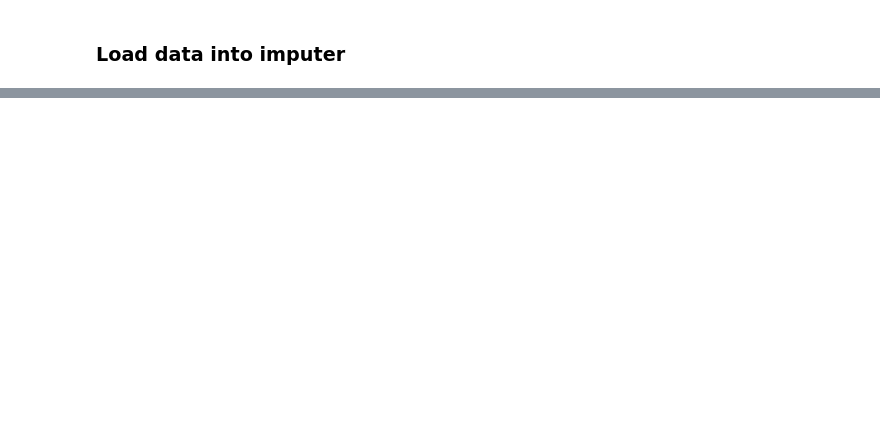
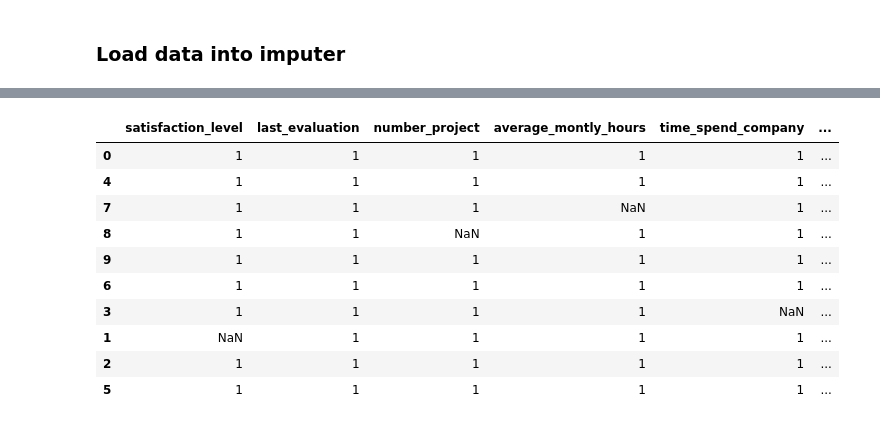
Before and after one commit to andirs/impyte, a Jupyter notebook: sandbox.ipynb, the cells around one changed output, grey strips where cells are left out. Cells and saved outputs as stored; diff of their text form; code cells hidden in the pictures; blank space fills up the shorter version.

```diff
--- a/sandbox.ipynb
+++ b/sandbox.ipynb
@@ -115,0 +149,14 @@ imputer.get_pattern(4)
+# %%
+imputer.pattern()
+# %% [output]
+|  | satisfaction_level | last_evaluation | number_project | average_montly_hours | time_spend_company | ... |
+| 0 | 1 | 1 | 1 | 1 | 1 | ... |
+| 4 | 1 | 1 | 1 | 1 | 1 | ... |
+| 7 | 1 | 1 | 1 | NaN | 1 | ... |
+| 8 | 1 | 1 | NaN | 1 | 1 | ... |
+| 9 | 1 | 1 | 1 | 1 | 1 | ... |
+| 6 | 1 | 1 | 1 | 1 | 1 | ... |
+| 3 | 1 | 1 | 1 | 1 | NaN | ... |
+| 1 | NaN | 1 | 1 | 1 | 1 | ... |
+| 2 | 1 | 1 | 1 | 1 | 1 | ... |
+| 5 | 1 | 1 | 1 | 1 | 1 | ... |
```
Also changed, not shown: parts of 11 cells of this notebook, 1 other file.
